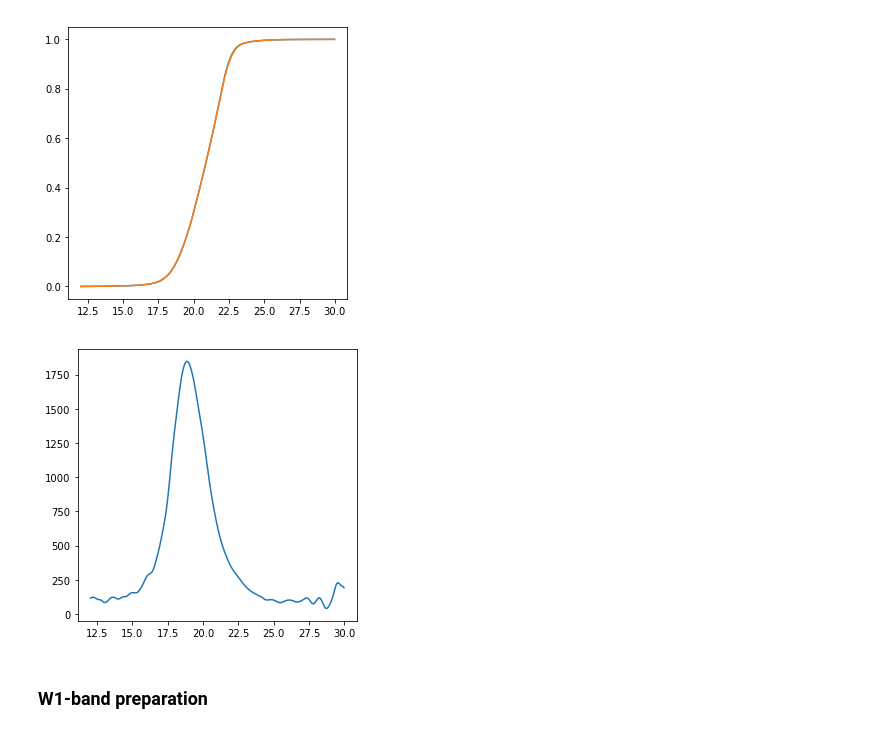
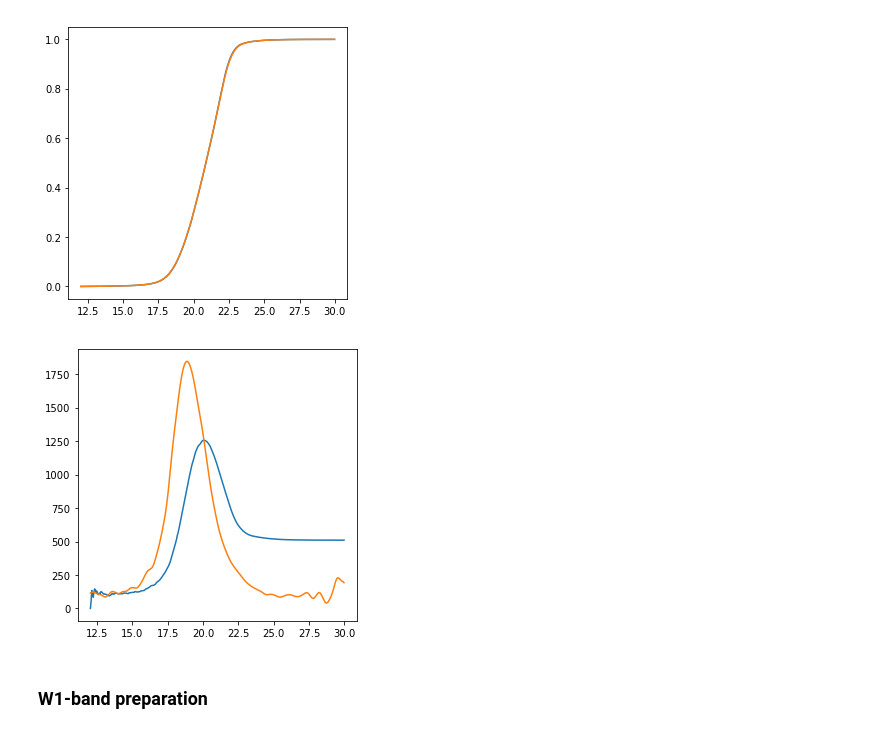
Before and after one commit to nudomarinero/mltier1, a Jupyter notebook: Match_LOFAR_combined_iter_params.ipynb, the cells around one changed output. Saved outputs shown, nothing was run; the diff lists cells and outputs as text; code cells hidden in the pictures.

Commit message:
Run with latest catalogue

```diff
--- a/Match_LOFAR_combined_iter_params.ipynb
+++ b/Match_LOFAR_combined_iter_params.ipynb
@@ -387,5 +335,17 @@ plot(center_i, q_m_i);
+# %%
+q_m_i1 = estimate_q_m(catalogue_i["i"],
+                      bin_list_i,
+                      n_m_i1,
+                      coords_lofar,
+                      coords_combined[combined_i],
+                      radius=5)
+# %%
+q_m_i = estimate_q_m_kde(catalogue_i["i"],
+                      center_i,
+                      n_m_i,
+                      coords_lofar,
+                      coords_combined[combined_i],
+                      radius=5,
+                      bandwidth=0.2)
 # %%
 q_m_i_cs = np.cumsum(q_m_i)
-# %%
-plt.rcParams["figure.figsize"] = (5,5)
-plot(center_i, q_m_i_cs);
@@ -394,5 +352,3 @@ plot(center_i, q_m_i_cs);
-# %%
-q_m_i1 = estimate_q_m(catalogue_i["i"], bin_list_i, n_m_i, coords_lofar, coords_combined[combined_i], radius=5)
 # %%
 plt.rcParams["figure.figsize"] = (5,5)
 plot(center_i, q_m_i1);
@@ -401,6 +357,7 @@ plot(center_i, q_m_i_cs);
 [figure]
 # %%
 plt.rcParams["figure.figsize"] = (5,5)
+plot(center_i, q_m_i1/n_m_i1);
 plot(center_i, q_m_i/n_m_i);
 # %% [output]
-[figure, old version]
+[figure, new version]
```
Also changed, not shown: parts of 45 cells of this notebook, 3 other files.
